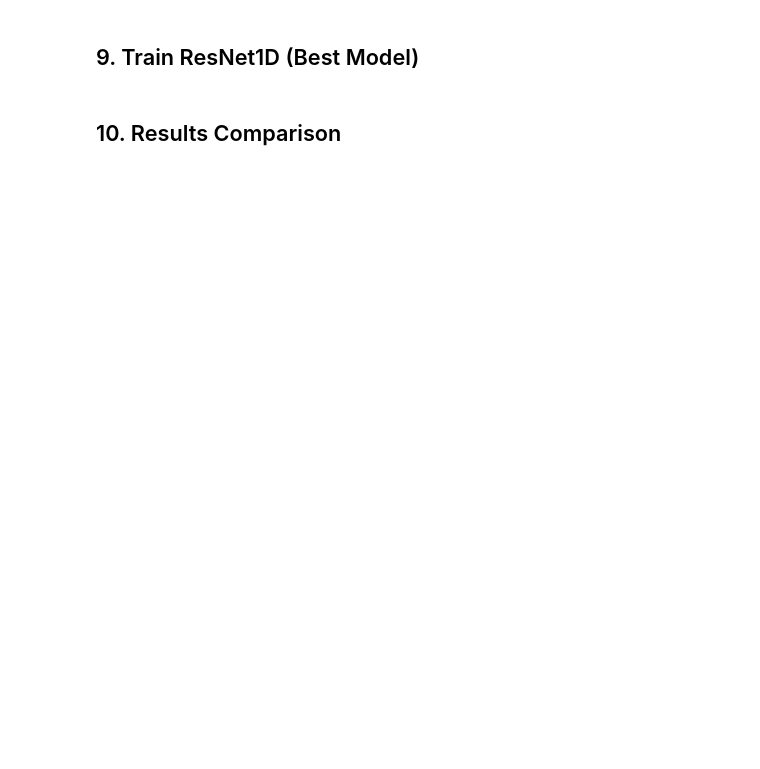
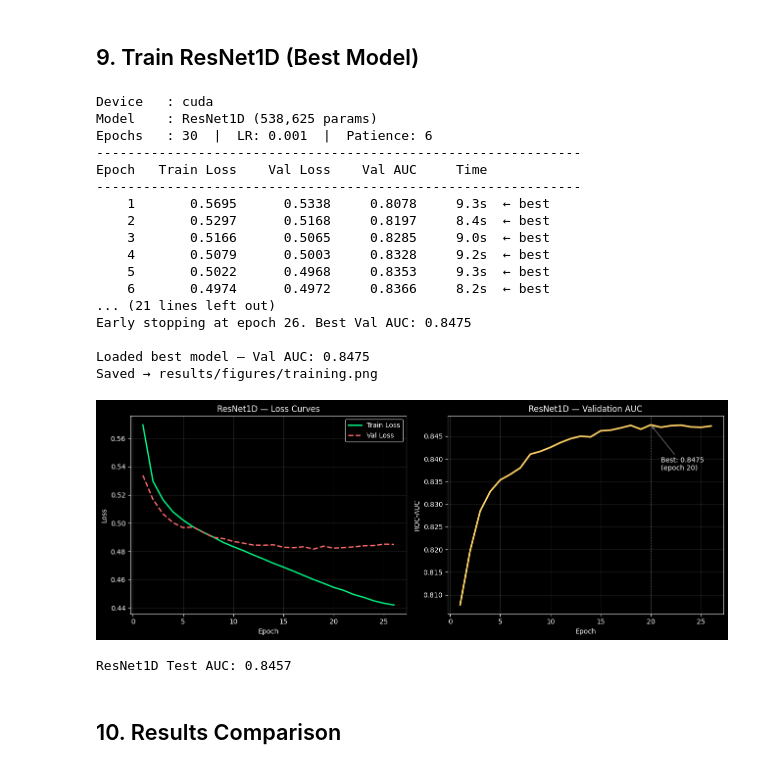
Before and after one commit to Ambitchious/particle-classifier, a Jupyter notebook: notebooks/particle_classifier.ipynb, the cells around one changed output. Saved outputs shown, nothing was run; the diff lists cells and outputs as text; code cells hidden in the pictures; blank space fills up the shorter version.

```diff
--- a/notebooks/particle_classifier.ipynb
+++ b/notebooks/particle_classifier.ipynb
@@ -230,22 +337,49 @@ all_results['DeepNet'] = (deep_probs, y_test)
 # %% [markdown]
 ## 9. Train ResNet1D (Best Model)
 # %%
-resnet_model = ResNet1D(input_dim=28, hidden_dim=256, n_blocks=4, dropout=0.2)
+resnet_model = ResNet1D(
+    input_dim=28,
+    hidden_dim=256,
+    n_blocks=4,
+    dropout=0.2
+).to(DEVICE)
 
-config = TrainConfig(
+resnet_history = train(
+    resnet_model,
+    train_loader,
+    val_loader,
     epochs=30,
     lr=1e-3,
-    patience=7,
-    checkpoint_dir='checkpoints'
+    device=DEVICE
 )
 
-resnet_history = train(resnet_model, train_loader, val_loader, config, DEVICE)
-plot_training_curves(resnet_history, 'ResNet1D')
+plot_training_curves(resnet_history, "ResNet1D")
 
 resnet_probs, _ = get_predictions(resnet_model, test_loader, DEVICE)
 resnet_auc = roc_auc_score(y_test, resnet_probs)
+
 print(f"ResNet1D Test AUC: {resnet_auc:.4f}")
-all_results['ResNet1D'] = (resnet_probs, y_test)
+all_results["ResNet1D"] = (resnet_probs, y_test)
+# %% [output]
+Device   : cuda
+Model    : ResNet1D (538,625 params)
+Epochs   : 30  |  LR: 0.001  |  Patience: 6
+--------------------------------------------------------------
+Epoch   Train Loss    Val Loss    Val AUC     Time
+--------------------------------------------------------------
+    1       0.5695      0.5338     0.8078     9.3s  ← best
+    2       0.5297      0.5168     0.8197     8.4s  ← best
+    3       0.5166      0.5065     0.8285     9.0s  ← best
+    4       0.5079      0.5003     0.8328     9.2s  ← best
+    5       0.5022      0.4968     0.8353     9.3s  ← best
+    6       0.4974      0.4972     0.8366     8.2s  ← best
+... (21 lines left out)
+Early stopping at epoch 26. Best Val AUC: 0.8475
+
+Loaded best model — Val AUC: 0.8475
+Saved → results/figures/training.png
+[figure, added]
+ResNet1D Test AUC: 0.8457
 # %% [markdown]
 ## 10. Results Comparison
 # %%
```
Also changed, not shown: parts of 15 cells of this notebook.
